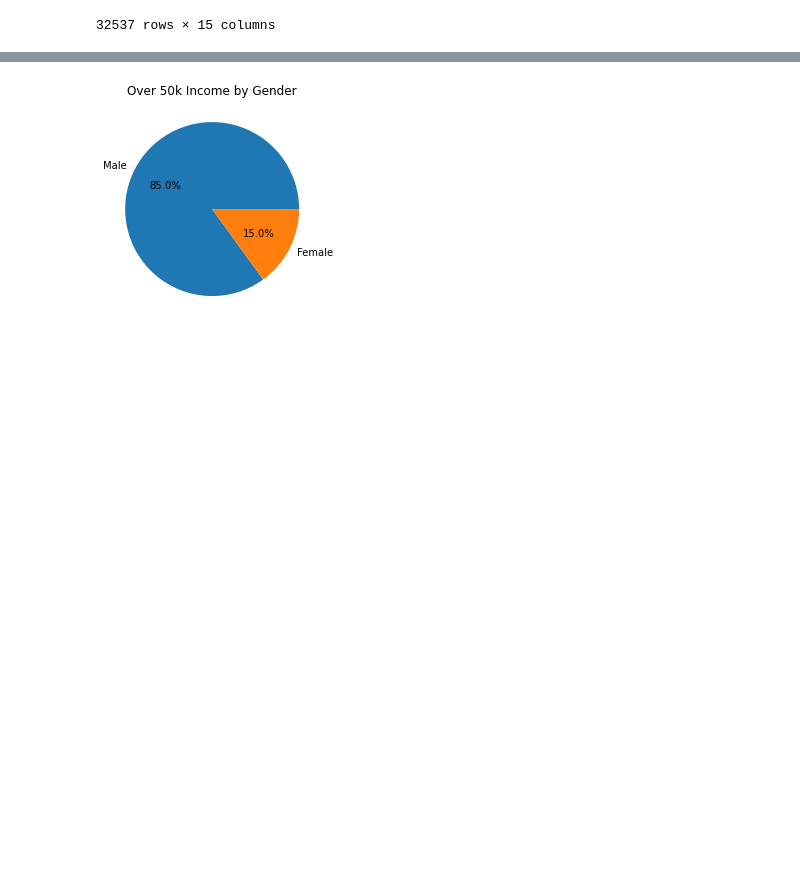
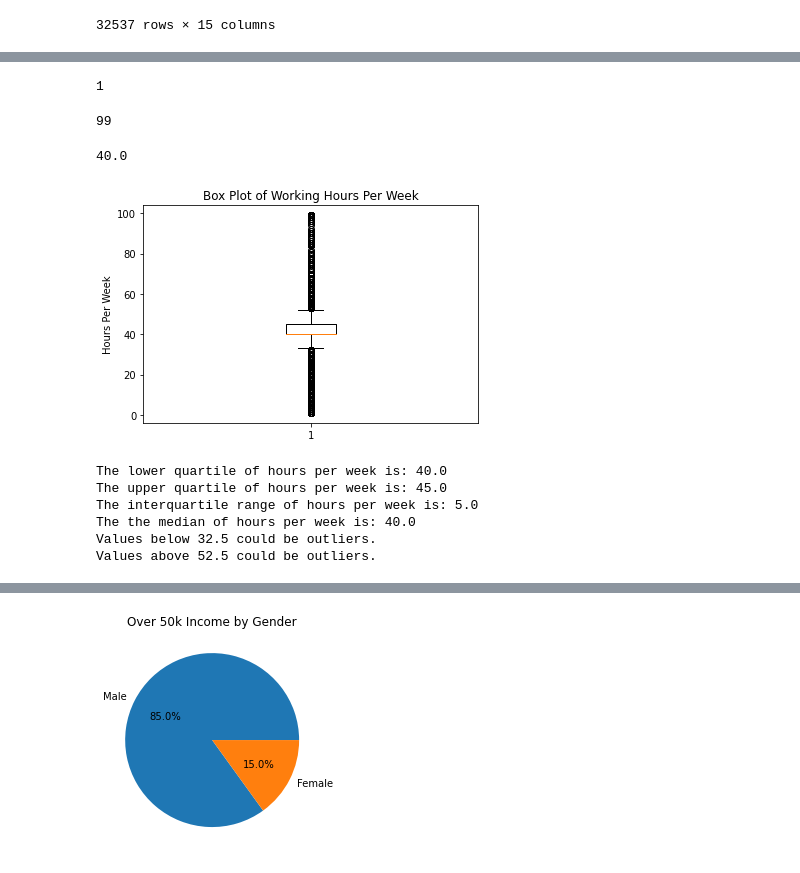
Before and after one commit to markerickson314/project-one, a Jupyter notebook: Jeanine.ipynb, the cells around one changed output, grey strips where cells are left out. Cells and saved outputs as stored; diff of their text form; code cells hidden in the pictures; blank space fills up the shorter version.

```diff
--- a/Jeanine.ipynb
+++ b/Jeanine.ipynb
@@ -109,0 +402,49 @@ replaced_df = dropped_df.replace(to_replace ="?",
+# %%
+# Overview of hours.per.week
+replaced_df["hours.per.week"].min()
+# %% [output]
+1
+# %%
+# Overview of hours.per.week
+replaced_df["hours.per.week"].max()
+# %% [output]
+99
+# %%
+# Overview of hours.per.week
+replaced_df["hours.per.week"].median()
+# %% [output]
+40.0
+# %%
+# Look at hours per week data set and compute quantiles
+hours_per_week = replaced_df["hours.per.week"]
+
+fig1, ax1 = plt.subplots()
+ax1.set_title('Box Plot of Working Hours Per Week')
+ax1.set_ylabel('Hours Per Week')
+ax1.boxplot(hours_per_week)
+plt.show()
+# %% [output]
+[figure, added]
+# %%
+# Get quartile calculations
+quartiles = hours_per_week.quantile([.25,.5,.75])
+lowerq = quartiles[0.25]
+upperq = quartiles[0.75]
+iqr = upperq-lowerq
+
+print(f"The lower quartile of hours per week is: {lowerq}")
+print(f"The upper quartile of hours per week is: {upperq}")
+print(f"The interquartile range of hours per week is: {iqr}")
+print(f"The the median of hours per week is: {quartiles[0.5]} ")
+
+lower_bound = lowerq - (1.5*iqr)
+upper_bound = upperq + (1.5*iqr)
+print(f"Values below {lower_bound} could be outliers.")
+print(f"Values above {upper_bound} could be outliers.")
+# %% [output]
+The lower quartile of hours per week is: 40.0
+The upper quartile of hours per week is: 45.0
+The interquartile range of hours per week is: 5.0
+The the median of hours per week is: 40.0
+Values below 32.5 could be outliers.
+Values above 52.5 could be outliers.
```
Also changed, not shown: parts of 71 cells of this notebook.
